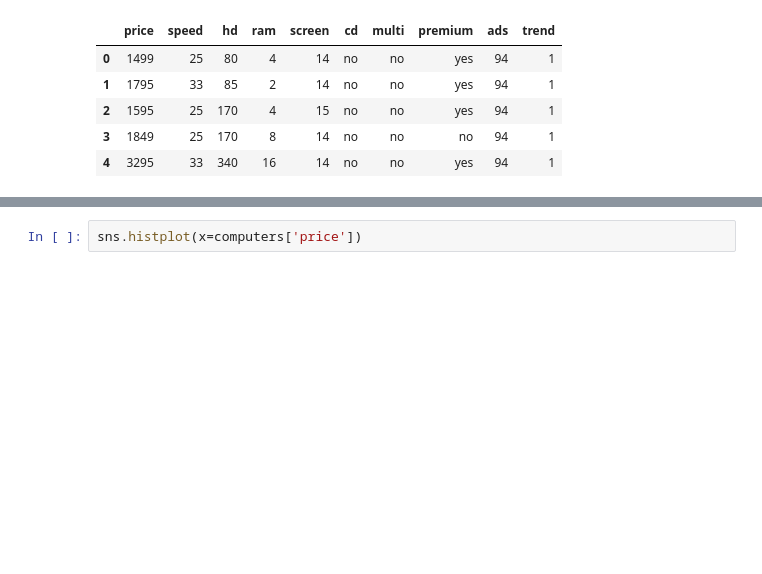
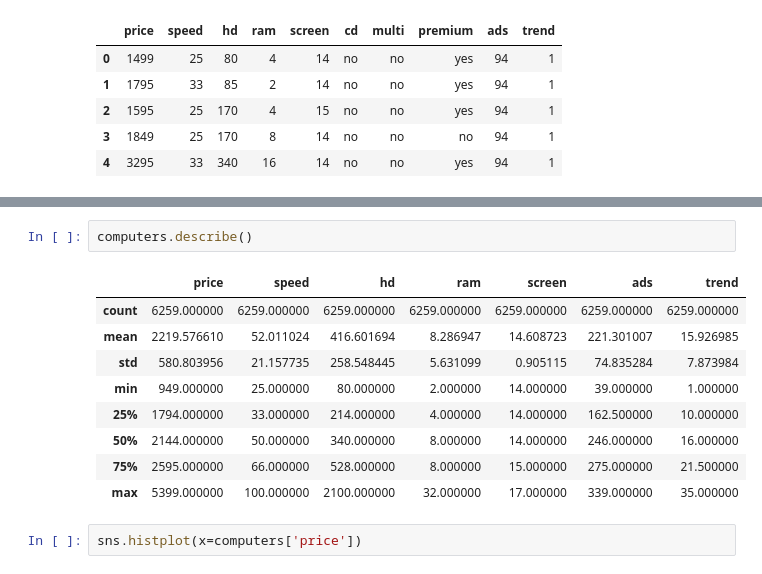
Before and after one commit to eek-dataguy/Regression-and-Forecasting-ML, a Jupyter notebook: Assignments/01_EDA_assignments.ipynb, the cells around one changed output, grey strips where cells are left out. Drawn from its saved outputs; the diff is of its cells as text; blank space fills up the shorter version.

```diff
--- a/Assignments/01_EDA_assignments.ipynb
+++ b/Assignments/01_EDA_assignments.ipynb
@@ -22,3 +42,15 @@ computers.head()
+# %%
+computers.describe()
+# %% [output]
+|  | price | speed | hd | ram | screen | ads | trend |
+| count | 6259.000000 | 6259.000000 | 6259.000000 | 6259.000000 | 6259.000000 | 6259.000000 | 6259.000000 |
+| mean | 2219.576610 | 52.011024 | 416.601694 | 8.286947 | 14.608723 | 221.301007 | 15.926985 |
+| std | 580.803956 | 21.157735 | 258.548445 | 5.631099 | 0.905115 | 74.835284 | 7.873984 |
+| min | 949.000000 | 25.000000 | 80.000000 | 2.000000 | 14.000000 | 39.000000 | 1.000000 |
+| 25% | 1794.000000 | 33.000000 | 214.000000 | 4.000000 | 14.000000 | 162.500000 | 10.000000 |
+| 50% | 2144.000000 | 50.000000 | 340.000000 | 8.000000 | 14.000000 | 246.000000 | 16.000000 |
+| 75% | 2595.000000 | 66.000000 | 528.000000 | 8.000000 | 15.000000 | 275.000000 | 21.500000 |
+| max | 5399.000000 | 100.000000 | 2100.000000 | 32.000000 | 17.000000 | 339.000000 | 35.000000 |
 # %%
 sns.histplot(x=computers['price'])
 # %% [output]
```
Also changed, not shown: parts of 1 cell of this notebook.
